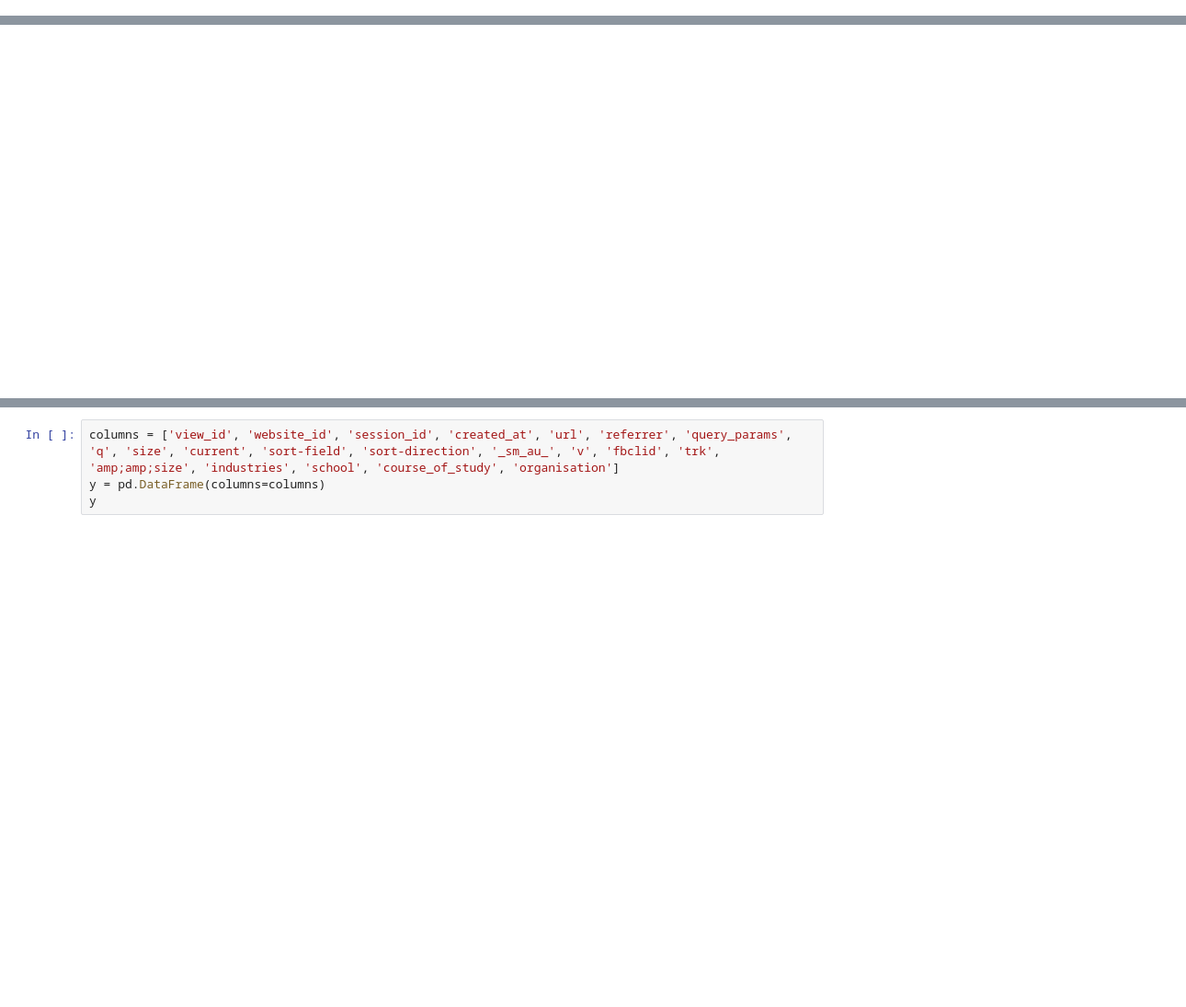
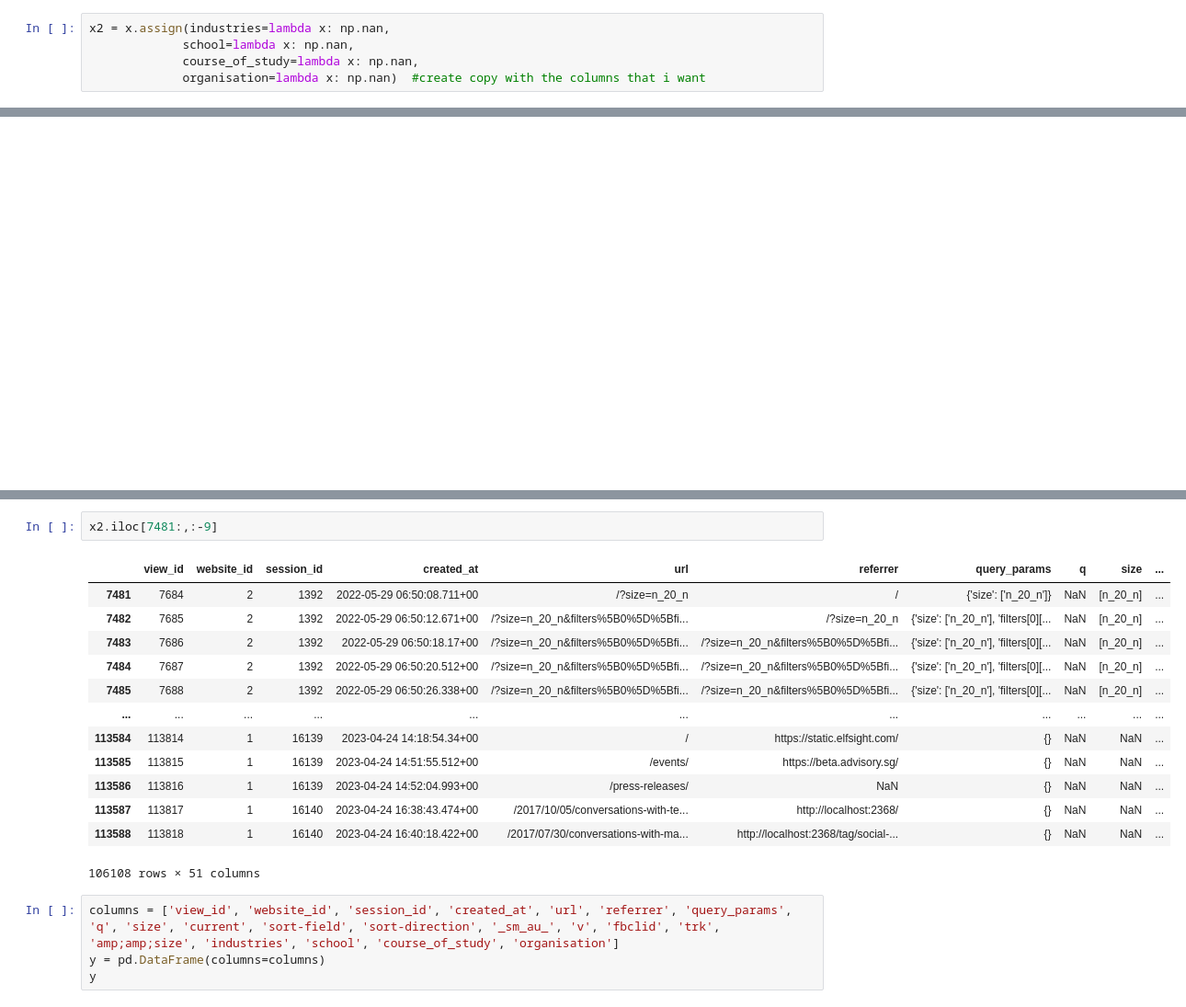
Before and after one commit to AdvisorySG/mentorship-da, a Jupyter notebook: 02ReformattingUmami/parsing urls.ipynb, the cells around one changed output, grey strips where cells are left out. Shown at 92% size. Saved outputs shown, nothing was run; the diff lists cells and outputs as text; blank space fills up the shorter version.

```diff
--- a/02ReformattingUmami/parsing urls.ipynb
+++ b/02ReformattingUmami/parsing urls.ipynb
@@ -14,6 +15,11 @@ new_df['url'] = new_df['url'].astype(str)
 new_df['query_params'] = new_df['url'].apply(extract_query_params) #gets all the query params and makes it a dictionary
 # %%
 x = pd.concat([new_df, new_df['query_params'].apply(lambda x: pd.Series(x, dtype="object"))], axis=1) #separate each of the key:value pairs into it's own column
+# %%
+x2 = x.assign(industries=lambda x: np.nan,
+             school=lambda x: np.nan,
+             course_of_study=lambda x: np.nan,
+             organisation=lambda x: np.nan)  #create copy with the columns that i want
 # %%
 def isnotNaN(num):
     return num == num
@@ -102,3 +100,19 @@ testing
+# %%
+x2.iloc[7481:,:-9]
+# %% [output]
+|  | view_id | website_id | session_id | created_at | url | referrer | query_params | q | size | ... |
+| 7481 | 7684 | 2 | 1392 | 2022-05-29 06:50:08.711+00 | /?size=n_20_n | / | {'size': ['n_20_n']} | NaN | [n_20_n] | ... |
+| 7482 | 7685 | 2 | 1392 | 2022-05-29 06:50:12.671+00 | /?size=n_20_n&filters%5B0%5D%5Bfi... | /?size=n_20_n | {'size': ['n_20_n'], 'filters[0][... | NaN | [n_20_n] | ... |
+| 7483 | 7686 | 2 | 1392 | 2022-05-29 06:50:18.17+00 | /?size=n_20_n&filters%5B0%5D%5Bfi... | /?size=n_20_n&filters%5B0%5D%5Bfi... | {'size': ['n_20_n'], 'filters[0][... | NaN | [n_20_n] | ... |
+| 7484 | 7687 | 2 | 1392 | 2022-05-29 06:50:20.512+00 | /?size=n_20_n&filters%5B0%5D%5Bfi... | /?size=n_20_n&filters%5B0%5D%5Bfi... | {'size': ['n_20_n'], 'filters[0][... | NaN | [n_20_n] | ... |
+| 7485 | 7688 | 2 | 1392 | 2022-05-29 06:50:26.338+00 | /?size=n_20_n&filters%5B0%5D%5Bfi... | /?size=n_20_n&filters%5B0%5D%5Bfi... | {'size': ['n_20_n'], 'filters[0][... | NaN | [n_20_n] | ... |
+| ... | ... | ... | ... | ... | ... | ... | ... | ... | ... | ... |
+| 113584 | 113814 | 1 | 16139 | 2023-04-24 14:18:54.34+00 | / | https://static.elfsight.com/ | {} | NaN | NaN | ... |
+| 113585 | 113815 | 1 | 16139 | 2023-04-24 14:51:55.512+00 | /events/ | https://beta.advisory.sg/ | {} | NaN | NaN | ... |
+| 113586 | 113816 | 1 | 16139 | 2023-04-24 14:52:04.993+00 | /press-releases/ | NaN | {} | NaN | NaN | ... |
+| 113587 | 113817 | 1 | 16140 | 2023-04-24 16:38:43.474+00 | /2017/10/05/conversations-with-te... | http://localhost:2368/ | {} | NaN | NaN | ... |
+| 113588 | 113818 | 1 | 16140 | 2023-04-24 16:40:18.422+00 | /2017/07/30/conversations-with-ma... | http://localhost:2368/tag/social-... | {} | NaN | NaN | ... |
+106108 rows × 51 columns
 # %%
 columns = ['view_id', 'website_id', 'session_id', 'created_at', 'url', 'referrer', 'query_params', 'q', 'size', 'current', 'sort-field', 'sort-direction', '_sm_au_', 'v', 'fbclid', 'trk', 'amp;amp;size', 'industries', 'school', 'course_of_study', 'organisation']
 y = pd.DataFrame(columns=columns)
```
Also changed, not shown: parts of 5 cells of this notebook.
